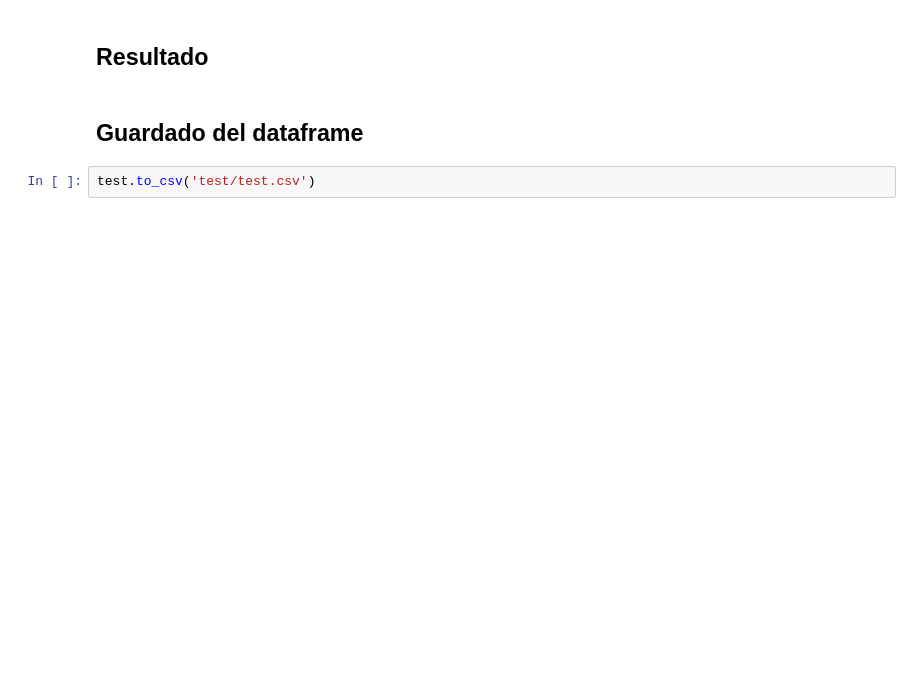
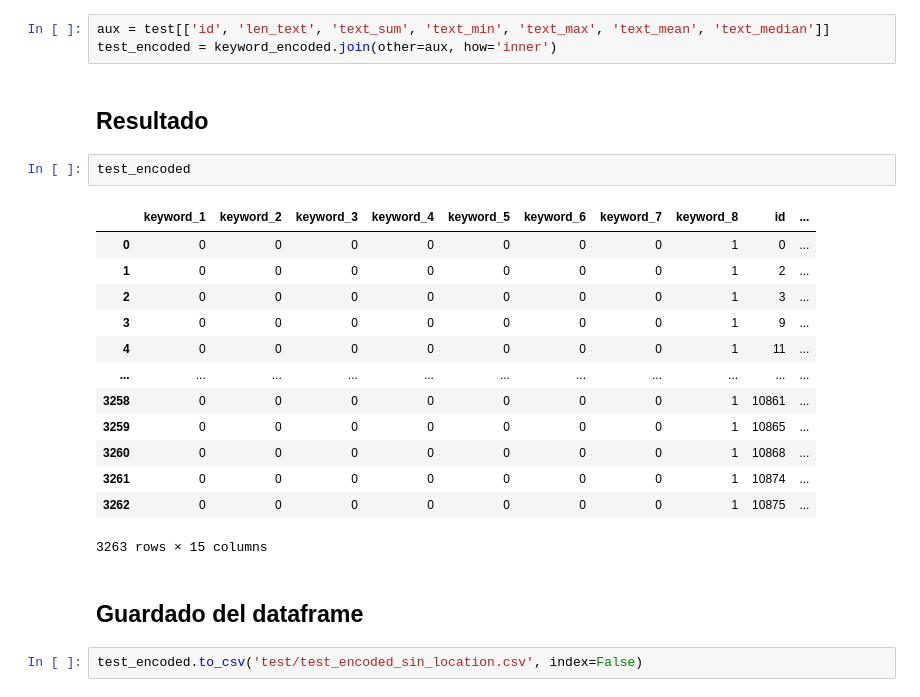
Before and after one commit to pablbob/9558-7506-Data-Hunters, a Jupyter notebook: TP2/feature_engineering.ipynb, the cells around one changed output. Cells and saved outputs as stored; diff of their text form; blank space fills up the shorter version.

```diff
--- a/TP2/feature_engineering.ipynb
+++ b/TP2/feature_engineering.ipynb
@@ -286,9 +323,28 @@ test.head(10)
 | 9 | 29 | NaN | NaN | fuck | 4 | 1.000000 | 1.000000 | 1.000000 | 1.000000 | 1.000000 |
 # %% [markdown]
 ## join
+# %%
+aux = test[['id', 'len_text', 'text_sum', 'text_min', 'text_max', 'text_mean', 'text_median']]
+test_encoded = keyword_encoded.join(other=aux, how='inner')
 # %% [markdown]
 ## Resultado
+# %%
+test_encoded
+# %% [output]
+|  | keyword_1 | keyword_2 | keyword_3 | keyword_4 | keyword_5 | keyword_6 | keyword_7 | keyword_8 | id | ... |
+| 0 | 0 | 0 | 0 | 0 | 0 | 0 | 0 | 1 | 0 | ... |
+| 1 | 0 | 0 | 0 | 0 | 0 | 0 | 0 | 1 | 2 | ... |
+| 2 | 0 | 0 | 0 | 0 | 0 | 0 | 0 | 1 | 3 | ... |
+| 3 | 0 | 0 | 0 | 0 | 0 | 0 | 0 | 1 | 9 | ... |
+| 4 | 0 | 0 | 0 | 0 | 0 | 0 | 0 | 1 | 11 | ... |
+| ... | ... | ... | ... | ... | ... | ... | ... | ... | ... | ... |
+| 3258 | 0 | 0 | 0 | 0 | 0 | 0 | 0 | 1 | 10861 | ... |
+| 3259 | 0 | 0 | 0 | 0 | 0 | 0 | 0 | 1 | 10865 | ... |
+| 3260 | 0 | 0 | 0 | 0 | 0 | 0 | 0 | 1 | 10868 | ... |
+| 3261 | 0 | 0 | 0 | 0 | 0 | 0 | 0 | 1 | 10874 | ... |
+| 3262 | 0 | 0 | 0 | 0 | 0 | 0 | 0 | 1 | 10875 | ... |
+3263 rows × 15 columns
 # %% [markdown]
 ## Guardado del dataframe
 # %%
-test.to_csv('test/test.csv')
+test_encoded.to_csv('test/test_encoded_sin_location.csv', index=False)
```
Also changed, not shown: parts of 13 cells of this notebook, 8 other files.
